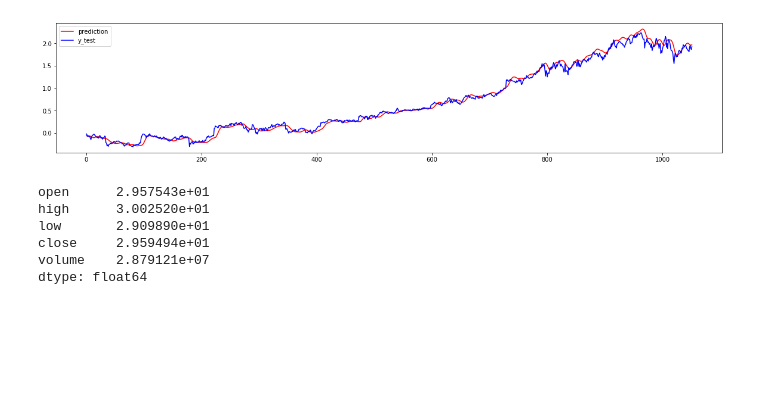
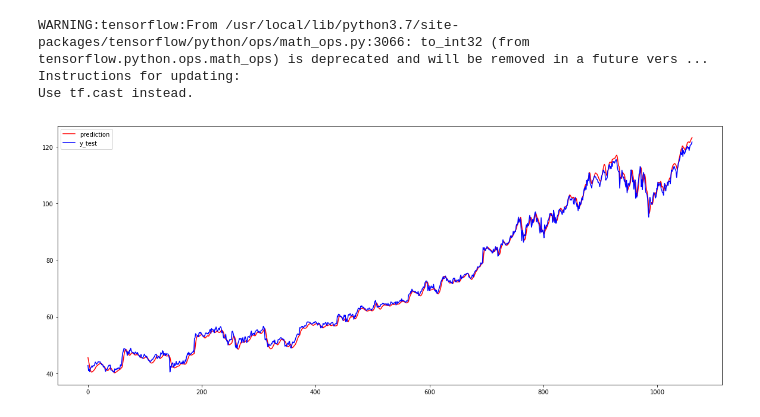
Before and after one commit to zhangruochi/Stockive, a Jupyter notebook: stockive2.ipynb, the cells around one changed output. Cells and saved outputs as stored; diff of their text form; code cells hidden in the pictures; blank space fills up the shorter version.

```diff
--- a/stockive2.ipynb
+++ b/stockive2.ipynb
@@ -107,8 +139,6 @@ for i in range(stock_dataset.shape[0] - window_size - predicted_size + 1):
     features.append(stock_dataset.iloc[i:i+window_size,:].values)
     y.append(stock_dataset.iloc[i+window_size,0])
 
-features.append(stock_dataset.iloc[-window_size:,:].values)
-
 features, y = np.asarray(features), np.asarray(y)
 features.shape,y.shape
 #features = np.reshape(features, (features.shape[0], features.shape[1], features.shape[2]))
@@ -158,2 +215,8 @@ Epoch 2/2
+# %%
+model = load_model('my_model.h5')
+# %% [output]
+WARNING:tensorflow:From /usr/local/lib/python3.7/site-packages/tensorflow/python/ops/math_ops.py:3066: to_int32 (from tensorflow.python.ops.math_ops) is deprecated and will be removed in a future vers ...
+Instructions for updating:
+Use tf.cast instead.
 # %%
 predict_stcok = model.predict(X_test)
@@ -163,17 +223,14 @@ with open("model.pkl","wb") as f:
+# %%
+adjusted_predicted = (predict_stcok * std_["open"] ) + mean_["open"]
+adjusted_predicted = adjusted_predicted.reshape((adjusted_predicted.shape[0])).tolist()
+adjusted_y_true = (stock_dataset["open"]* std_["open"] + mean_["open"])[-len(adjusted_predicted):].values
 # %%
-plt.figure(figsize = (20,4))
-plt.plot(predict_stcok[0:-1],color='red', label='prediction')
-plt.plot(y_test,color='blue', label='y_test')
+plt.figure(figsize = (20,8))
+
+plt.plot(adjusted_predicted,color='red', label='prediction')
+plt.plot(adjusted_y_true,color='blue', label='y_test')
 plt.legend(loc='upper left')
-plt.show()
+
+plt.savefig("img2.png")
 # %% [output]
-[figure, old version]
+[figure, new version]
-# %%
-std_
-# %% [output]
-open      2.957543e+01
-high      3.002520e+01
-low       2.909890e+01
-close     2.959494e+01
-volume    2.879121e+07
-dtype: float64
```
Also changed, not shown: parts of 35 cells of this notebook, 18 other files.
